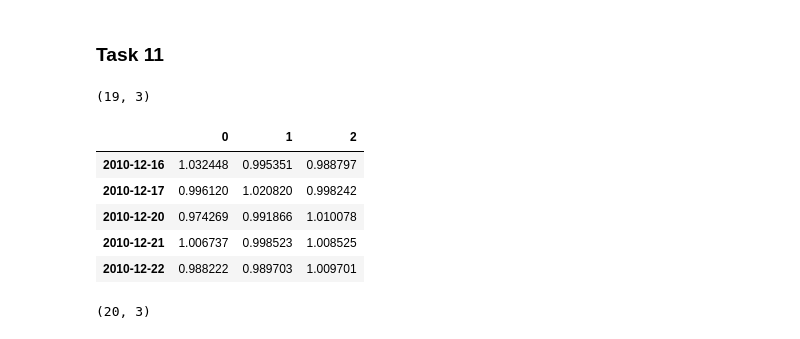
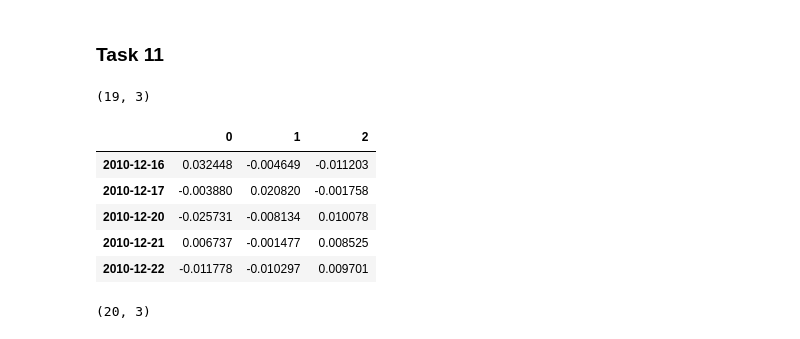
Before and after one commit to ChingisBadmaev/sirius_university, a Jupyter notebook: finding_alphas/task_list_1/main.ipynb, the cells around one changed output. Drawn from its saved outputs; the diff is of its cells as text; code cells hidden in the pictures.

Commit message:
bugfix, added get return for pnl

```diff
--- a/finding_alphas/task_list_1/main.ipynb
+++ b/finding_alphas/task_list_1/main.ipynb
@@ -344,20 +344,20 @@ dtype: float64
 # %% [markdown]
 ### Task 11
 # %%
-def get_returns(data):
-    return data.rolling(2).apply(lambda x: x.iloc[1] / x.iloc[0]).iloc[1:, :]
+def get_returns_for_pnl(data):
+    return data.rolling(2).apply(lambda x: x.iloc[1] / x.iloc[0] - 1).iloc[1:, :]
 # %%
-returns = get_returns(data_little)
+returns = get_returns_for_pnl(data_little)
 print(returns.shape)
 returns.head()
 # %% [output]
 (19, 3)
 |  | 0 | 1 | 2 |
-| 2010-12-16 | 1.032448 | 0.995351 | 0.988797 |
-| 2010-12-17 | 0.996120 | 1.020820 | 0.998242 |
-| 2010-12-20 | 0.974269 | 0.991866 | 1.010078 |
-| 2010-12-21 | 1.006737 | 0.998523 | 1.008525 |
-| 2010-12-22 | 0.988222 | 0.989703 | 1.009701 |
+| 2010-12-16 | 0.032448 | -0.004649 | -0.011203 |
+| 2010-12-17 | -0.003880 | 0.020820 | -0.001758 |
+| 2010-12-20 | -0.025731 | -0.008134 | 0.010078 |
+| 2010-12-21 | 0.006737 | -0.001477 | 0.008525 |
+| 2010-12-22 | -0.011778 | -0.010297 | 0.009701 |
 # %%
 print(alpha_revers_little.shape)
 alpha_revers_little.head()
```
Also changed, not shown: parts of 4 cells of this notebook.
